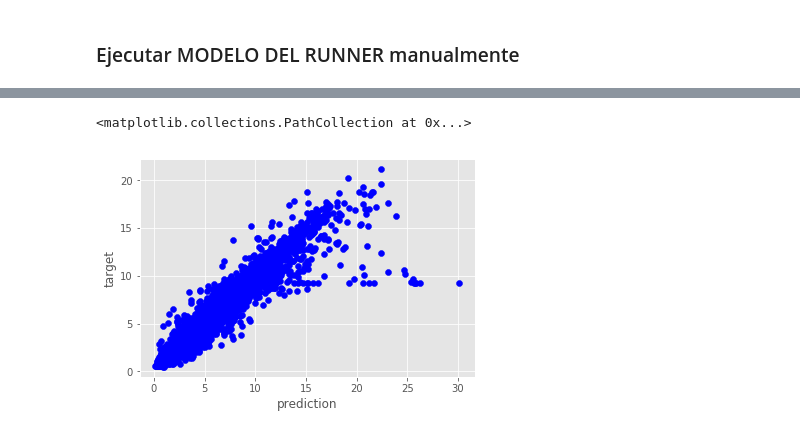
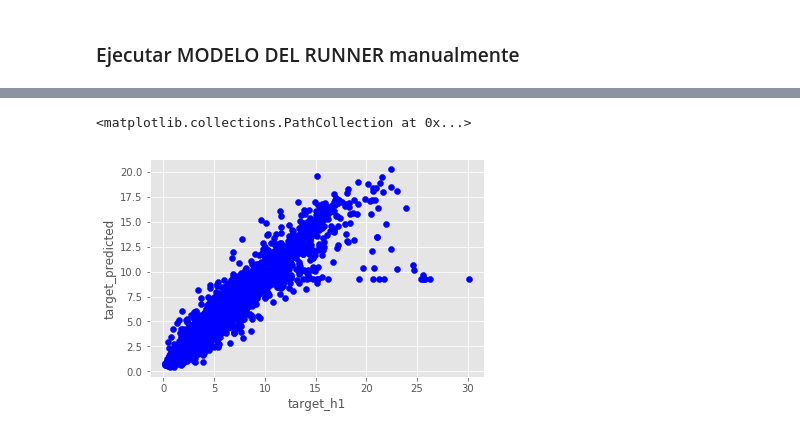
Before and after one commit to ycedres/rnn-series, a Jupyter notebook: src/regressors/core/Corregir RUNNER PLOT.ipynb, the cells around one changed output, grey strips where cells are left out. Saved outputs shown, nothing was run; the diff lists cells and outputs as text; code cells hidden in the pictures.

Commit message:
Corrige bug en scatter plot

```diff
--- a/src/regressors/core/Corregir RUNNER PLOT.ipynb
+++ b/src/regressors/core/Corregir RUNNER PLOT.ipynb
@@ -253,9 +253,11 @@ output_manager_nuevo.set_output_config(save = False)
 # %%
 output_manager_nuevo.set_df_prediction(predicted,input_manager.get_test_target())
 # %%
-plt.xlabel('prediction')
-plt.ylabel('target')
+x = df_prediction['target_h1']
+y = df_prediction['target_predicted']
+plt.xlabel('target_h1')
+plt.ylabel('target_predicted')
 plt.scatter(x,y,c='b')
 # %% [output]
 <matplotlib.collections.PathCollection at 0x...>
-[figure, old version]
+[figure, new version]
```
Also changed, not shown: parts of 6 cells of this notebook, 1 other file.
